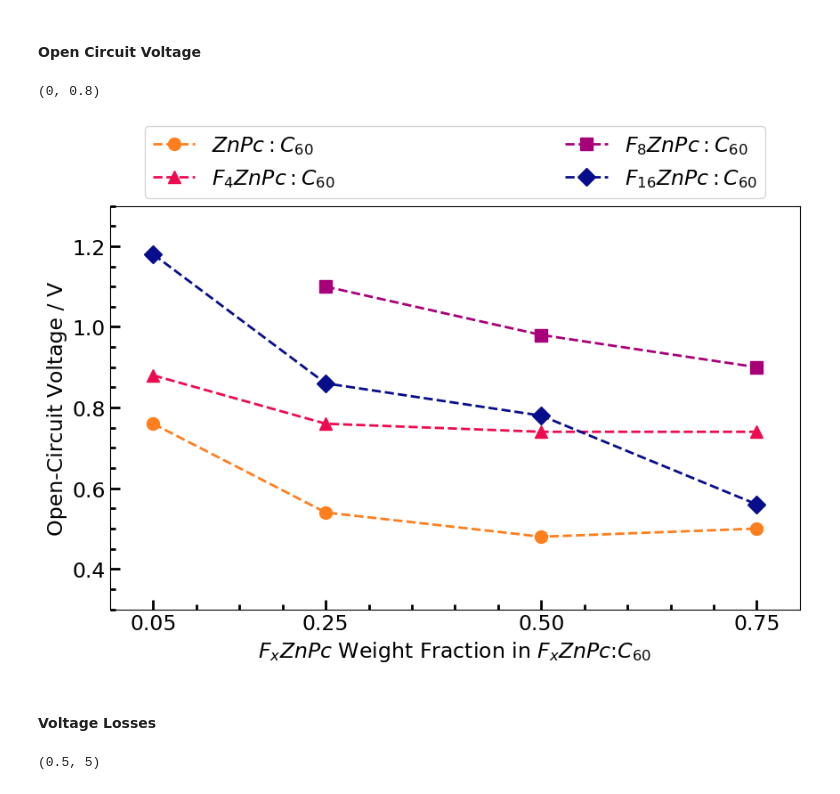
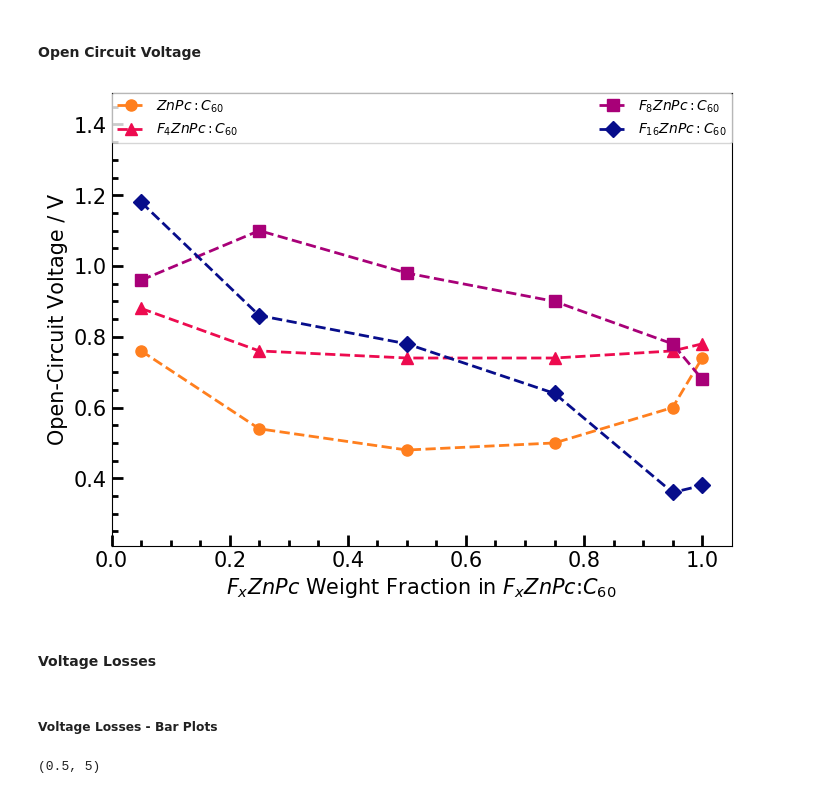
Before and after one commit to annajungbluth/Voltage-Loss-Calculations, a Jupyter notebook: Voltage Losses.ipynb, the cells around one changed output. Saved outputs shown, nothing was run; the diff lists cells and outputs as text; code cells hidden in the pictures.

Commit message:
Updated with new data

```diff
--- a/Voltage Losses.ipynb
+++ b/Voltage Losses.ipynb
@@ -180,0 +188,3 @@ Ect_MLJ_Disorder = ZnPc_Ect_MLJ_Disorder + F4ZnPc_Ect_MLJ_Disorder + F8ZnPc_Ect_
+# %%
+parameters = pd.read_excel('ZnPc_Data/ZnPc_series_Voltage_analysis/Parameter_summary.xlsx')
+parameters[18:24]
@@ -323,46 +398,39 @@ plt.legend(fontsize = 10, bbox_to_anchor=(0., 1.15, 1, .102), loc=2, ncol=2, mod
 # %% [markdown]
 #### Open Circuit Voltage
 # %%
-labels = ['0.05', '0.25', '0.50', '0.75']
+labels = ['0.05', '0.25', '0.50', '0.75', '0.95', '1.0']
 colors = ['#f0d314', '#ff7f1e', '#ed0b4f', '#a80078', '#070d8b']
 
-x = [0.05, 0.25, 0.5, 0.75]
+x = [0.05, 0.25, 0.50, 0.75, 0.95, 1]
 
-#width = 0.03
-#x_2m = [n - 2*width for n in x]
-#x_m = [n - width for n in x]
-#x_p = [n + width for n in x_2]
-
-plt.figure(figsize=(10,6), dpi=100)
+plt.figure(figsize=(8,6), dpi=100)
 plt.grid(False)
 plt.tick_params(labelsize=12)
 plt.minorticks_on()
 plt.rcParams['figure.facecolor']='xkcd:white'
 plt.rcParams['figure.edgecolor']='xkcd:white'
-plt.tick_params(labelsize=17, direction='in', axis='both', which='major', length=8, width=2)
-plt.tick_params(labelsize=17, direction='in', axis='both', which='minor', length=4, width=2)
-plt.xlabel('$F_{x}ZnPc$ Weight Fraction in $F_{x}ZnPc$:$C_{60}$', fontsize=17, fontweight='medium')
-plt.ylabel('Open-Circuit Voltage / V', fontsize=17, fontweight='medium')
-plt.xticks(x, labels)
+plt.tick_params(labelsize=15, direction='in', axis='both', which='major', length=8, width=2)
+plt.tick_params(labelsize=15, direction='in', axis='both', which='minor', length=4, width=2)
+plt.xlabel('$F_{x}ZnPc$ Weight Fraction in $F_{x}ZnPc$:$C_{60}$', fontsize=15, fontweight='medium')
+plt.ylabel('Open-Circuit Voltage / V', fontsize=15, fontweight='medium')
+#plt.xticks(x, labels)
 
-#plt.bar(x_2m[0:4], Voc[0:4], width=width, align='edge', label='$\mathregular{ZnPc:C_{60}}$', color=colors[1]) #, hatch='/')
-#plt.bar(x_m[0:4], Voc[4:8], width=width, align='edge', label='$\mathregular{F_{4}ZnPc}:C_{60}$', color=colors[2]) #, hatch='|')
-#plt.bar(x, Voc[8:13], width=width, align='edge', label='$\mathregular{F_{8}ZnPc}:C_{60}$', color=colors[3]) #, hatch='\\')
-#plt.bar(x_p[0:4], Voc[13:17], width=width, align='edge', label='$\mathregular{F_{16}ZnPc}:C_{60}$', color=colors[4]) #, hatch='-')
+plt.plot(x, parameters['Voc'][0:6], 'o', markersize=8, linestyle='--', linewidth=2, label='$ZnPc:C_{60}$', color=colors[1])
+plt.plot(x, parameters['Voc'][6:12], '^', markersize=8, linestyle='--', linewidth=2, label='$F_{4}ZnPc:C_{60}$', color=colors[2])
+plt.plot(x, parameters['Voc'][12:18],'s', markersize=8, linestyle='--', linewidth=2, label='$F_{8}ZnPc:C_{60}$', color=colors[3])
+plt.plot(x, parameters['Voc'][18:24], 'D', markersize=8, linestyle='--', linewidth=2, label='$F_{16}ZnPc:C_{60}$', color=colors[4])
 
-plt.plot(x, ZnPc_Voc, 'o', markersize=10, linestyle='--', linewidth=2, label='$ZnPc:C_{60}$', color=colors[1])
-plt.plot(x, F4ZnPc_Voc, '^', markersize=10, linestyle='--', linewidth=2, label='$F_{4}ZnPc:C_{60}$', color=colors[2])
-plt.plot(x[1:], F8ZnPc_Voc[1:4],'s', markersize=10, linestyle='--', linewidth=2, label='$F_{8}ZnPc:C_{60}$', color=colors[3])
-plt.plot(x, F16ZnPc_Voc, 'D', markersize=10, linestyle='--', linewidth=2, label='$F_{16}ZnPc:C_{60}$', color=colors[4])
+plt.legend(fontsize = 10, loc=2 ,ncol=2, mode="expand", borderaxespad=0.) #, bbox_to_anchor=(0.05, 1.02, 0.9, .102)
+plt.ylim(0.21, 1.49)
+plt.xlim(0, 1.05)
 
-plt.legend(fontsize = 17, bbox_to_anchor=(0.05, 1.02, 0.9, .102), loc=3,ncol=2, mode="expand", borderaxespad=0.)
-plt.ylim(0.3,1.3)
-plt.xlim(0,0.8)
+plt.savefig('FxZnPc_Voc_trends.png')
 # %% [output]
-(0, 0.8)
-[figure, old version]
+[figure, new version]
 # %% [markdown]
 #### Voltage Losses
+# %% [markdown]
+##### Voltage Losses - Bar Plots
 # %%
 colors = ['#9ee2ff', '#59afe4', '#187bc7', '#0047a2', '#1c0a73']
 labels = ['ZnPc', '$F_{4}ZnPc$', '$F_{8}ZnPc$', '$F_{16}ZnPc$']
```
Also changed, not shown: parts of 25 cells of this notebook.
